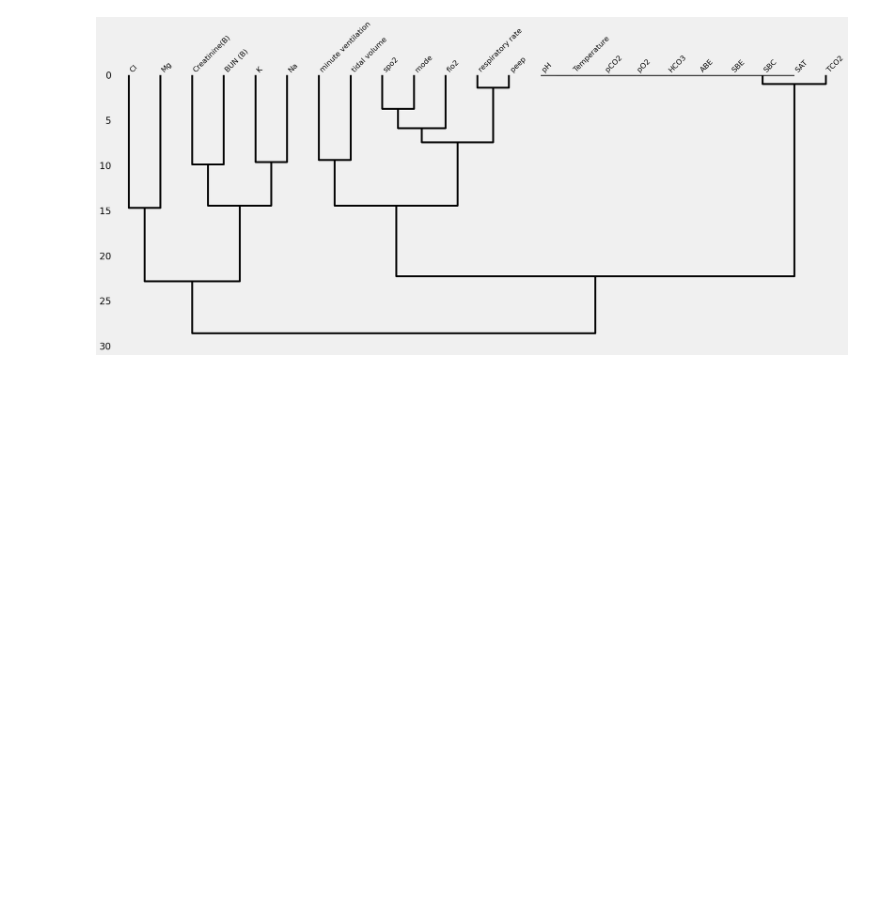
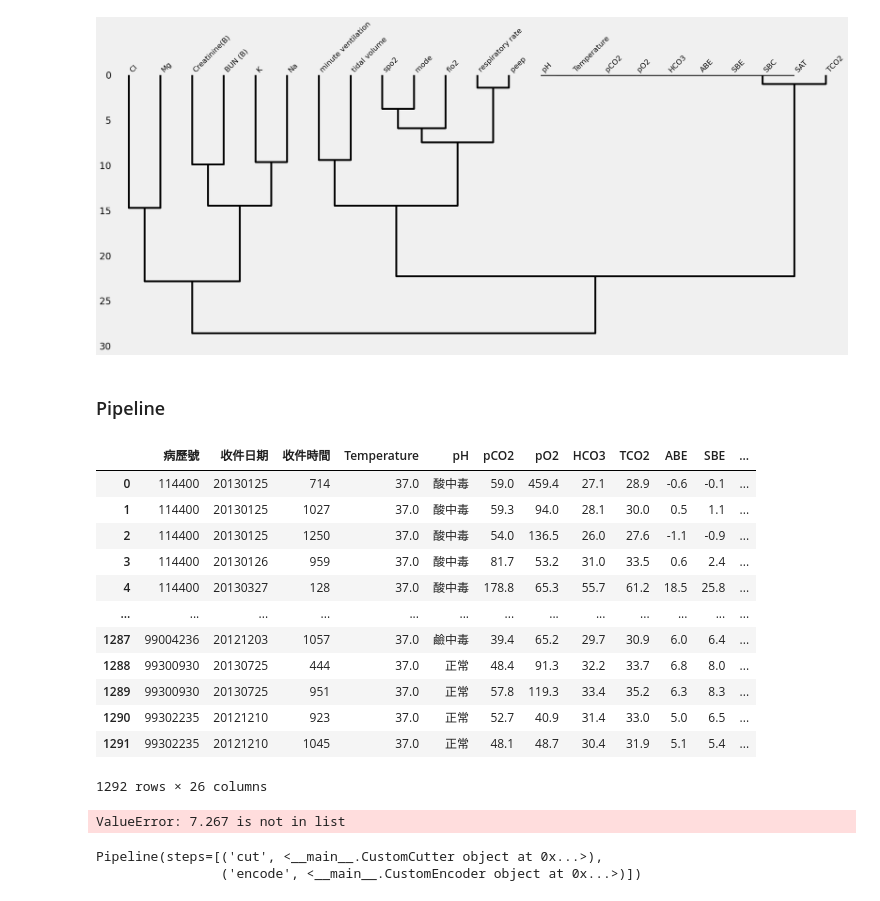
Before and after one commit to yungshun317/sklearn-aftygh-respiratory-therapy, a Jupyter notebook: aftygh_respiratory_therapy_machine_learning_classification.ipynb, the cells around one changed output. Drawn from its saved outputs; the diff is of its cells as text; code cells hidden in the pictures; blank space fills up the shorter version.

```diff
--- a/aftygh_respiratory_therapy_machine_learning_classification.ipynb
+++ b/aftygh_respiratory_therapy_machine_learning_classification.ipynb
@@ -128,0 +131,65 @@ data_before_imputation
+# %% [markdown]
+### Pipeline
+# %%
+bins = pd.IntervalIndex.from_tuples([(0, 7.35), (7.35, 7.45), (7.45, 10)])
+labels = ['酸中毒', '正常', '鹼中毒']
+
+# pd.cut(data_before_imputation['pH'], bins=bins, labels=labels)
+
+class CustomCutter(TransformerMixin):
+    def __init__(self, col, bins, labels=labels):
+        self.labels = labels
+        self.bins = bins
+        self.col = col
+
+    def transform(self, df):
+        X = df.copy()
+        X[self.col] = pd.cut(X[self.col], bins=self.bins).map(dict(zip(self.bins, self.labels)))
+        return X
+
+    def fit(self, *_):
+        return self
+
+cc = CustomCutter(col='pH', bins=bins, labels=labels)
+
+# cc.fit_transform(data_before_imputation)
+# %% [output]
+|  | 病歷號 | 收件日期 | 收件時間 | Temperature | pH | pCO2 | pO2 | HCO3 | TCO2 | ABE | SBE | ... |
+| 0 | 114400 | 20130125 | 714 | 37.0 | 酸中毒 | 59.0 | 459.4 | 27.1 | 28.9 | -0.6 | -0.1 | ... |
+| 1 | 114400 | 20130125 | 1027 | 37.0 | 酸中毒 | 59.3 | 94.0 | 28.1 | 30.0 | 0.5 | 1.1 | ... |
+| 2 | 114400 | 20130125 | 1250 | 37.0 | 酸中毒 | 54.0 | 136.5 | 26.0 | 27.6 | -1.1 | -0.9 | ... |
+| 3 | 114400 | 20130126 | 959 | 37.0 | 酸中毒 | 81.7 | 53.2 | 31.0 | 33.5 | 0.6 | 2.4 | ... |
+| 4 | 114400 | 20130327 | 128 | 37.0 | 酸中毒 | 178.8 | 65.3 | 55.7 | 61.2 | 18.5 | 25.8 | ... |
+| ... | ... | ... | ... | ... | ... | ... | ... | ... | ... | ... | ... | ... |
+| 1287 | 99004236 | 20121203 | 1057 | 37.0 | 鹼中毒 | 39.4 | 65.2 | 29.7 | 30.9 | 6.0 | 6.4 | ... |
+| 1288 | 99300930 | 20130725 | 444 | 37.0 | 正常 | 48.4 | 91.3 | 32.2 | 33.7 | 6.8 | 8.0 | ... |
+| 1289 | 99300930 | 20130725 | 951 | 37.0 | 正常 | 57.8 | 119.3 | 33.4 | 35.2 | 6.3 | 8.3 | ... |
+| 1290 | 99302235 | 20121210 | 923 | 37.0 | 正常 | 52.7 | 40.9 | 31.4 | 33.0 | 5.0 | 6.5 | ... |
+| 1291 | 99302235 | 20121210 | 1045 | 37.0 | 正常 | 48.1 | 48.7 | 30.4 | 31.9 | 5.1 | 5.4 | ... |
+1292 rows × 26 columns
+# %%
+class CustomEncoder(TransformerMixin):
+    def __init__(self, col, ordering=None):
+        self.ordering = ordering
+        self.col = col
+
+    def transform(self, df):
+        X = df.copy()
+        X[self.col] = X[self.col].map(lambda x: self.ordering.index(x))
+        return X
+
+    def fit(self, *_):
+        return self
+
+ce = CustomEncoder(col='pH', ordering = ['酸中毒', '正常', '鹼中毒'])
+
+# ce.fit_transform(data_before_imputation)
+# %% [output]
+ValueError: 7.267 is not in list
+# %%
+pipe = Pipeline([('cut', cc), ('encode', ce)])
+
+pipe.fit(data_before_imputation)
+# %% [output]
+Pipeline(steps=[('cut', <__main__.CustomCutter object at 0x...>),
+                ('encode', <__main__.CustomEncoder object at 0x...>)])
```
Also changed, not shown: parts of 7 cells of this notebook.
